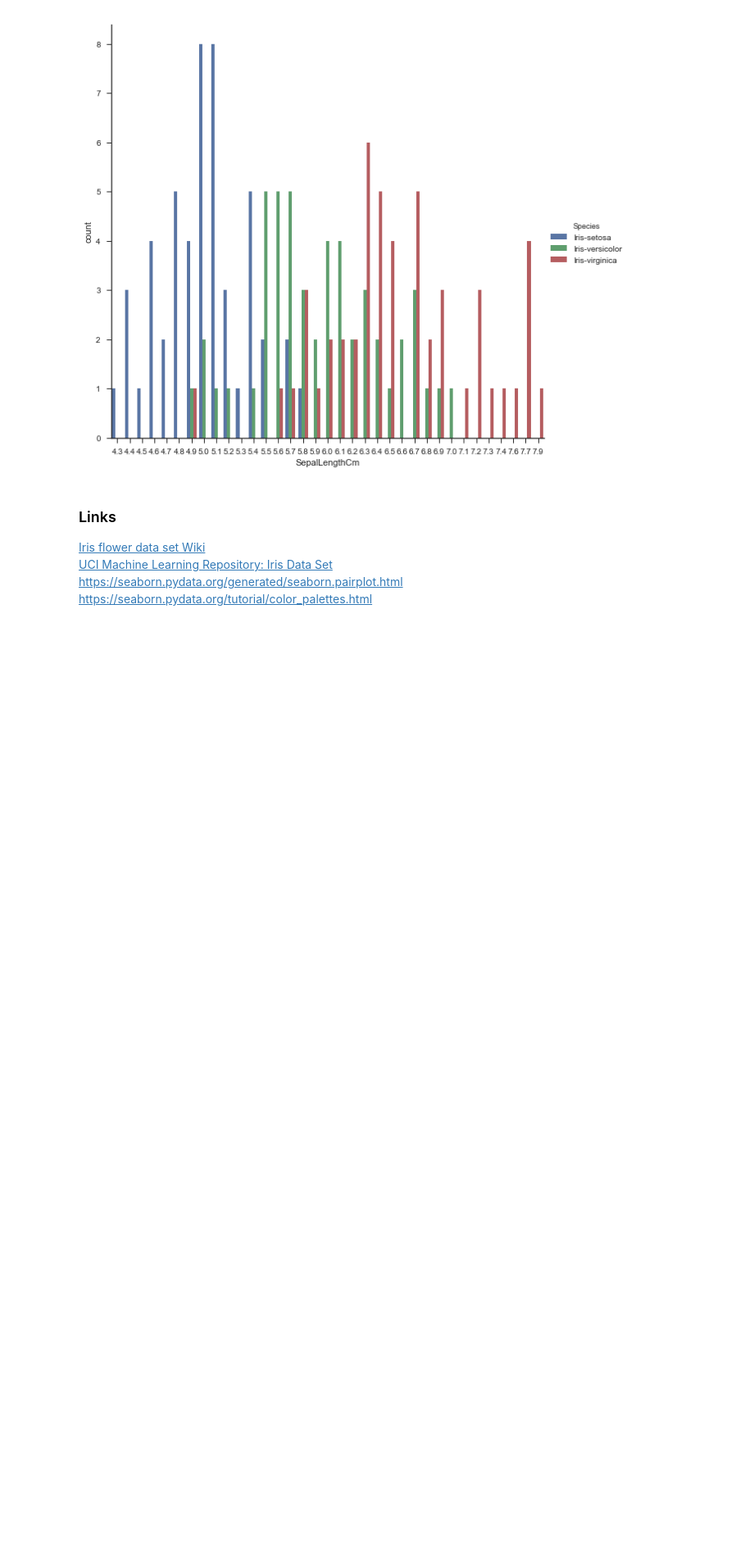
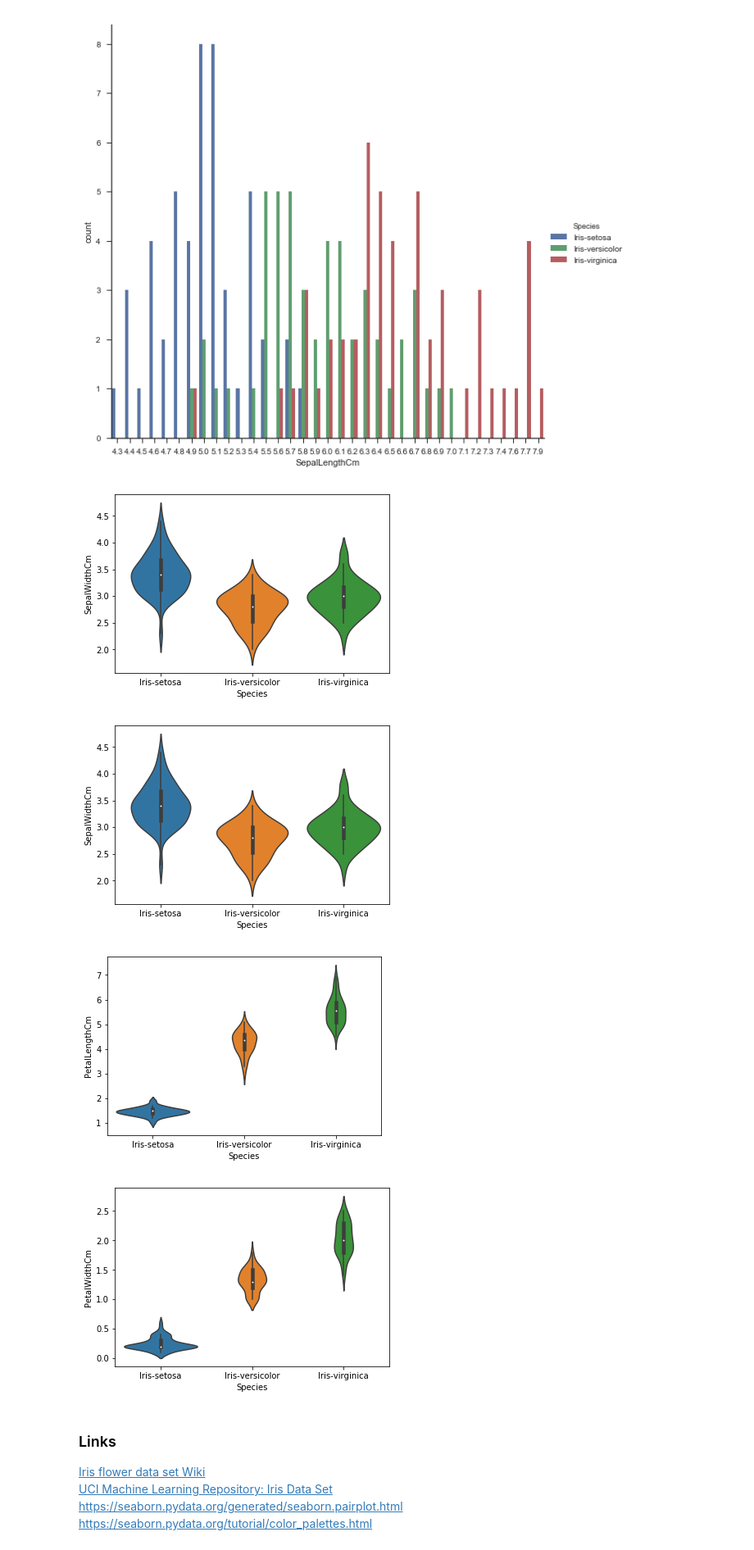
Before and after one commit to nakster/EmergingTechAssessment, a Jupyter notebook: Excerise 2/iris-dataset.ipynb, the cells around one changed output. Shown: that part at 82% size. Cells and saved outputs as stored; diff of their text form; code cells hidden in the pictures; blank space fills up the shorter version.

Commit message:
violinplot

```diff
--- a/Excerise 2/iris-dataset.ipynb
+++ b/Excerise 2/iris-dataset.ipynb
@@ -197,6 +197,22 @@ sns.factorplot('SepalLengthCm', data=IrisData, hue='Species', kind='count', size
 # %% [output]
 <seaborn.axisgrid.FacetGrid at 0x...>
 [figure]
+# %%
+# A violin plot combines the benefits of the two plots stripplot and boxplot and simplifies them
+# Denser regions of the data are fatter, and sparser thiner in a violin plot
+sns.violinplot(x='Species',y='SepalWidthCm', data=IrisData)
+plt.show()
+sns.violinplot(x='Species',y='SepalWidthCm', data=IrisData)
+plt.show()
+sns.violinplot(x='Species',y='PetalLengthCm', data=IrisData)
+plt.show()
+sns.violinplot(x='Species',y='PetalWidthCm', data=IrisData)
+plt.show()
+# %% [output]
+[figure, added]
+[figure, added]
+[figure, added]
+[figure, added]
 # %% [markdown]
 ### Links
 [Iris flower data set Wiki](https://en.wikipedia.org/wiki/Iris_flower_data_set) <br/>
```
Also changed, not shown: parts of 1 cell of this notebook.
